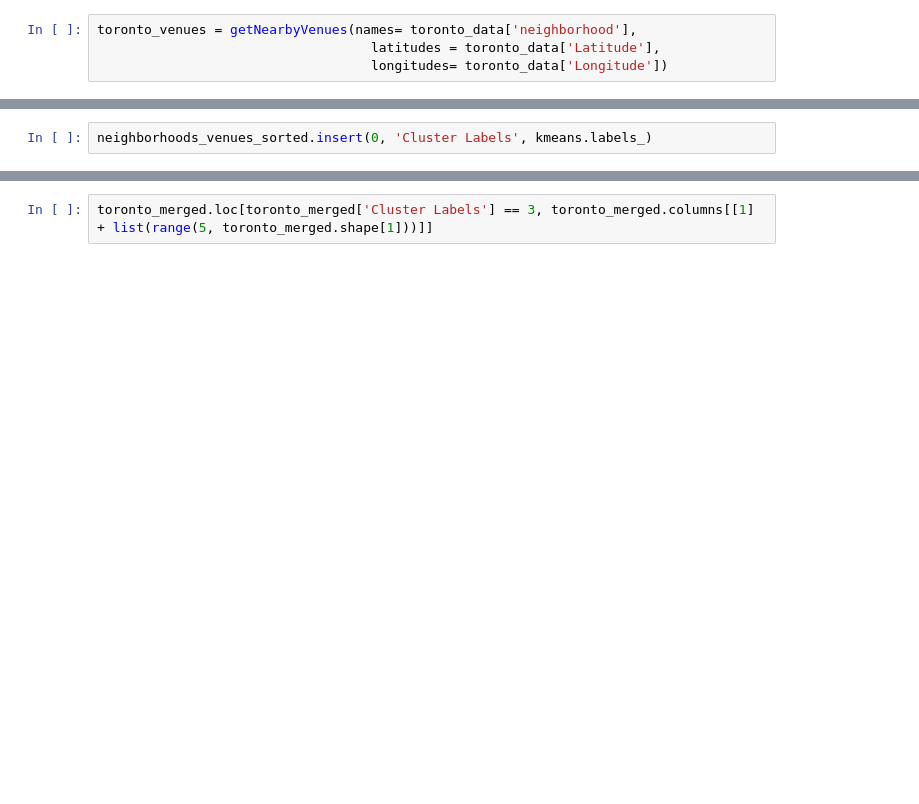
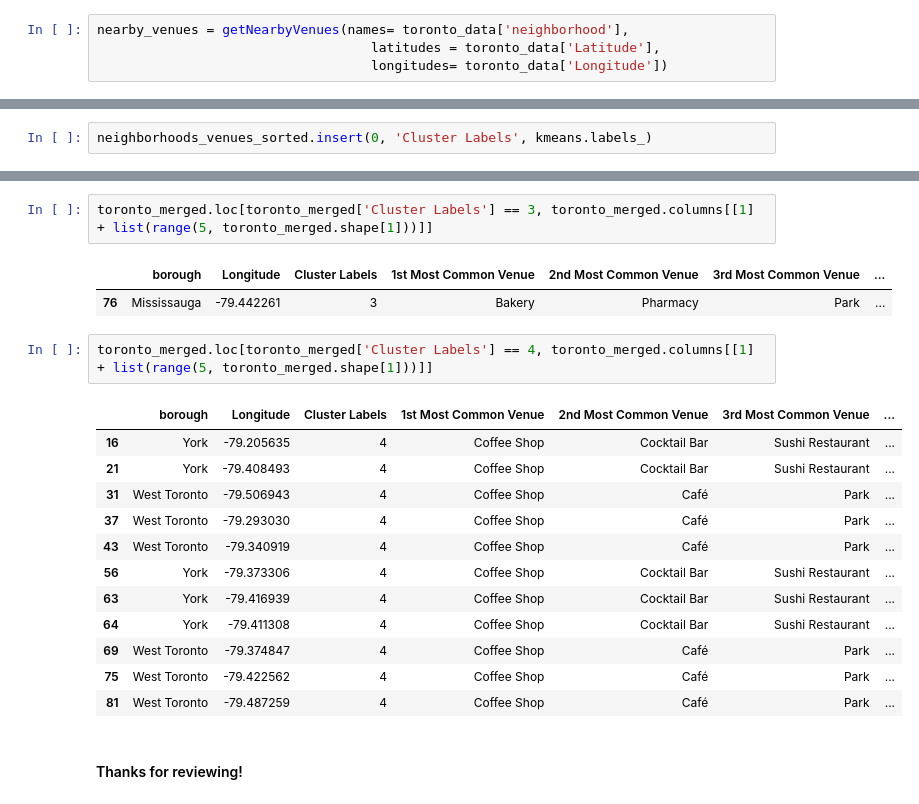
Before and after one commit to Michael-Tuohy/Coursera_Capstone, a Jupyter notebook: Toronto Neighborhoods.ipynb, the cells around one changed output, grey strips where cells are left out. Saved outputs shown, nothing was run; the diff lists cells and outputs as text; blank space fills up the shorter version.

```diff
--- a/Toronto Neighborhoods.ipynb
+++ b/Toronto Neighborhoods.ipynb
@@ -425,4 +453,4 @@ nearby_venues.head()
 # %%
-toronto_venues = getNearbyVenues(names= toronto_data['neighborhood'],
+nearby_venues = getNearbyVenues(names= toronto_data['neighborhood'],
                                    latitudes = toronto_data['Latitude'],
                                    longitudes= toronto_data['Longitude'])
@@ -574,2 +770,22 @@ toronto_merged.loc[toronto_merged['Cluster Labels'] == 2, toronto_merged.columns
 # %%
 toronto_merged.loc[toronto_merged['Cluster Labels'] == 3, toronto_merged.columns[[1] + list(range(5, toronto_merged.shape[1]))]]
+# %% [output]
+|  | borough | Longitude | Cluster Labels | 1st Most Common Venue | 2nd Most Common Venue | 3rd Most Common Venue | ... |
+| 76 | Mississauga | -79.442261 | 3 | Bakery | Pharmacy | Park | ... |
+# %%
+toronto_merged.loc[toronto_merged['Cluster Labels'] == 4, toronto_merged.columns[[1] + list(range(5, toronto_merged.shape[1]))]]
+# %% [output]
+|  | borough | Longitude | Cluster Labels | 1st Most Common Venue | 2nd Most Common Venue | 3rd Most Common Venue | ... |
+| 16 | York | -79.205635 | 4 | Coffee Shop | Cocktail Bar | Sushi Restaurant | ... |
+| 21 | York | -79.408493 | 4 | Coffee Shop | Cocktail Bar | Sushi Restaurant | ... |
+| 31 | West Toronto | -79.506943 | 4 | Coffee Shop | Café | Park | ... |
+| 37 | West Toronto | -79.293030 | 4 | Coffee Shop | Café | Park | ... |
+| 43 | West Toronto | -79.340919 | 4 | Coffee Shop | Café | Park | ... |
+| 56 | York | -79.373306 | 4 | Coffee Shop | Cocktail Bar | Sushi Restaurant | ... |
+| 63 | York | -79.416939 | 4 | Coffee Shop | Cocktail Bar | Sushi Restaurant | ... |
+| 64 | York | -79.411308 | 4 | Coffee Shop | Cocktail Bar | Sushi Restaurant | ... |
+| 69 | West Toronto | -79.374847 | 4 | Coffee Shop | Café | Park | ... |
+| 75 | West Toronto | -79.422562 | 4 | Coffee Shop | Café | Park | ... |
+| 81 | West Toronto | -79.487259 | 4 | Coffee Shop | Café | Park | ... |
+# %% [markdown]
+#### Thanks for reviewing!
```
Also changed, not shown: parts of 32 cells of this notebook.
